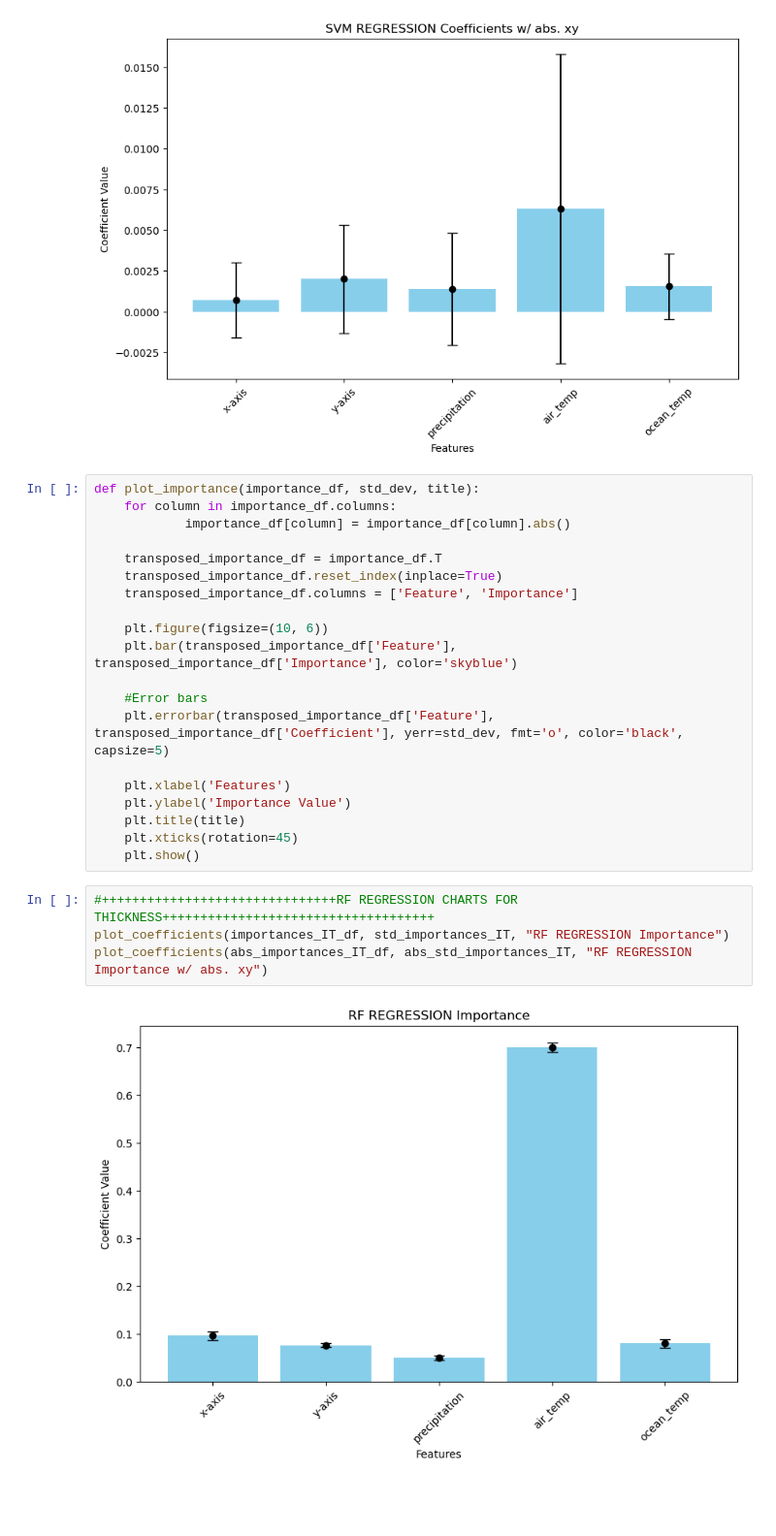
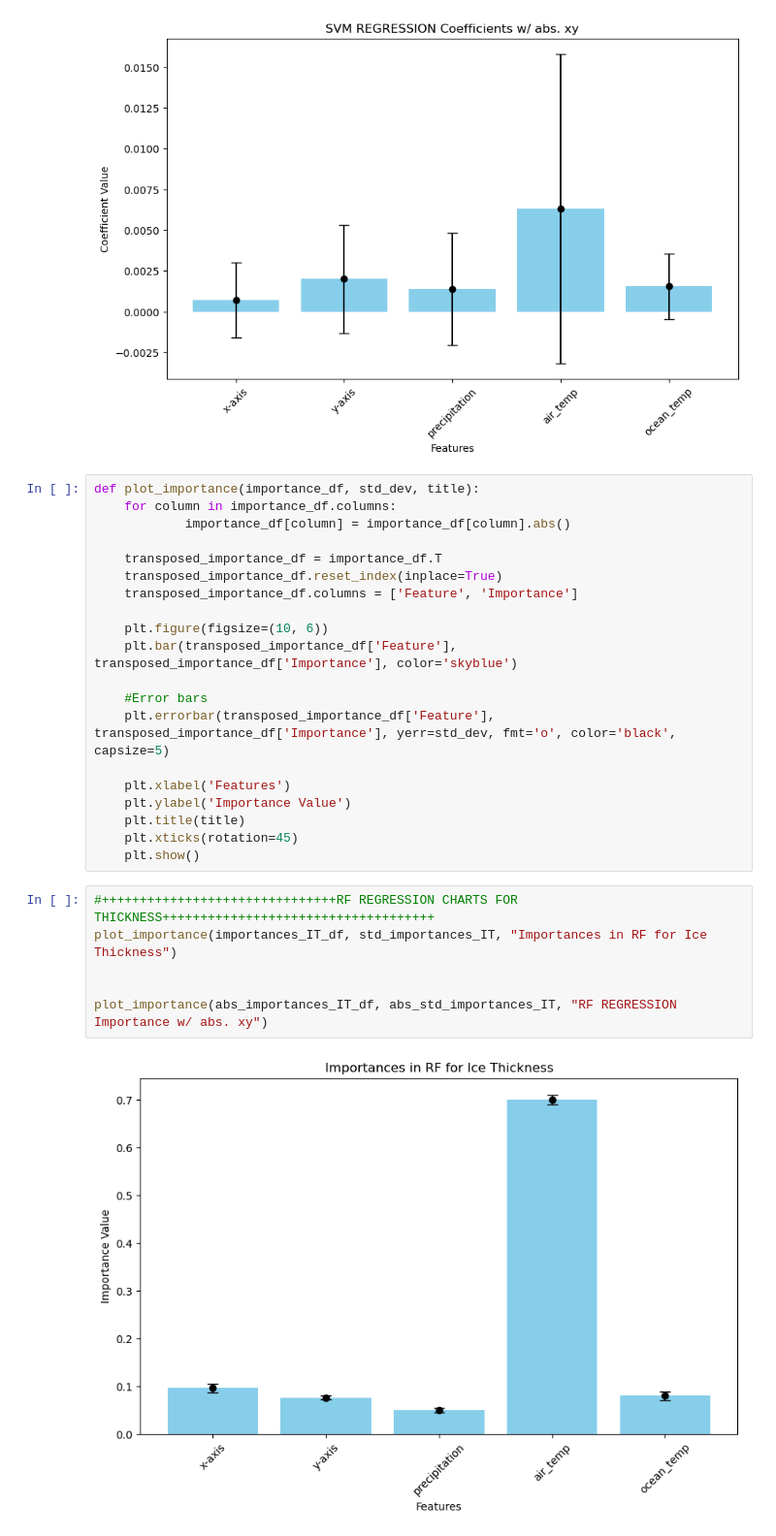
Before and after one commit to serafinaslevin/GP_Research, a Jupyter notebook: week 5/Extended Regression.ipynb, the cells around one changed output. Shown at 97% size. Cells and saved outputs as stored; diff of their text form; blank space fills up the shorter version.

```diff
--- a/week 5/Extended Regression.ipynb
+++ b/week 5/Extended Regression.ipynb
@@ -438,7 +438,7 @@ def plot_importance(importance_df, std_dev, title):
     plt.bar(transposed_importance_df['Feature'], transposed_importance_df['Importance'], color='skyblue')
 
     #Error bars
-    plt.errorbar(transposed_importance_df['Feature'], transposed_importance_df['Coefficient'], yerr=std_dev, fmt='o', color='black', capsize=5)
+    plt.errorbar(transposed_importance_df['Feature'], transposed_importance_df['Importance'], yerr=std_dev, fmt='o', color='black', capsize=5)
 
     plt.xlabel('Features')
     plt.ylabel('Importance Value')
@@ -447,10 +447,12 @@ def plot_importance(importance_df, std_dev, title):
     plt.show()
 # %%
 #+++++++++++++++++++++++++++++++RF REGRESSION CHARTS FOR THICKNESS++++++++++++++++++++++++++++++++++++
-plot_coefficients(importances_IT_df, std_importances_IT, "RF REGRESSION Importance")
-plot_coefficients(abs_importances_IT_df, abs_std_importances_IT, "RF REGRESSION Importance w/ abs. xy")
+plot_importance(importances_IT_df, std_importances_IT, "Importances in RF for Ice Thickness")
+
+
+plot_importance(abs_importances_IT_df, abs_std_importances_IT, "RF REGRESSION Importance w/ abs. xy")
 # %% [output]
-[figure, old version]
+[figure, new version]
 [figure]
 # %%
 #+++++++++++++++++++++++++++++++RF REGRESSION CHARTS FOR VELOCITY++++++++++++++++++++++++++++++++++++
```
Also changed, not shown: parts of 1 cell of this notebook, 6 other files.
